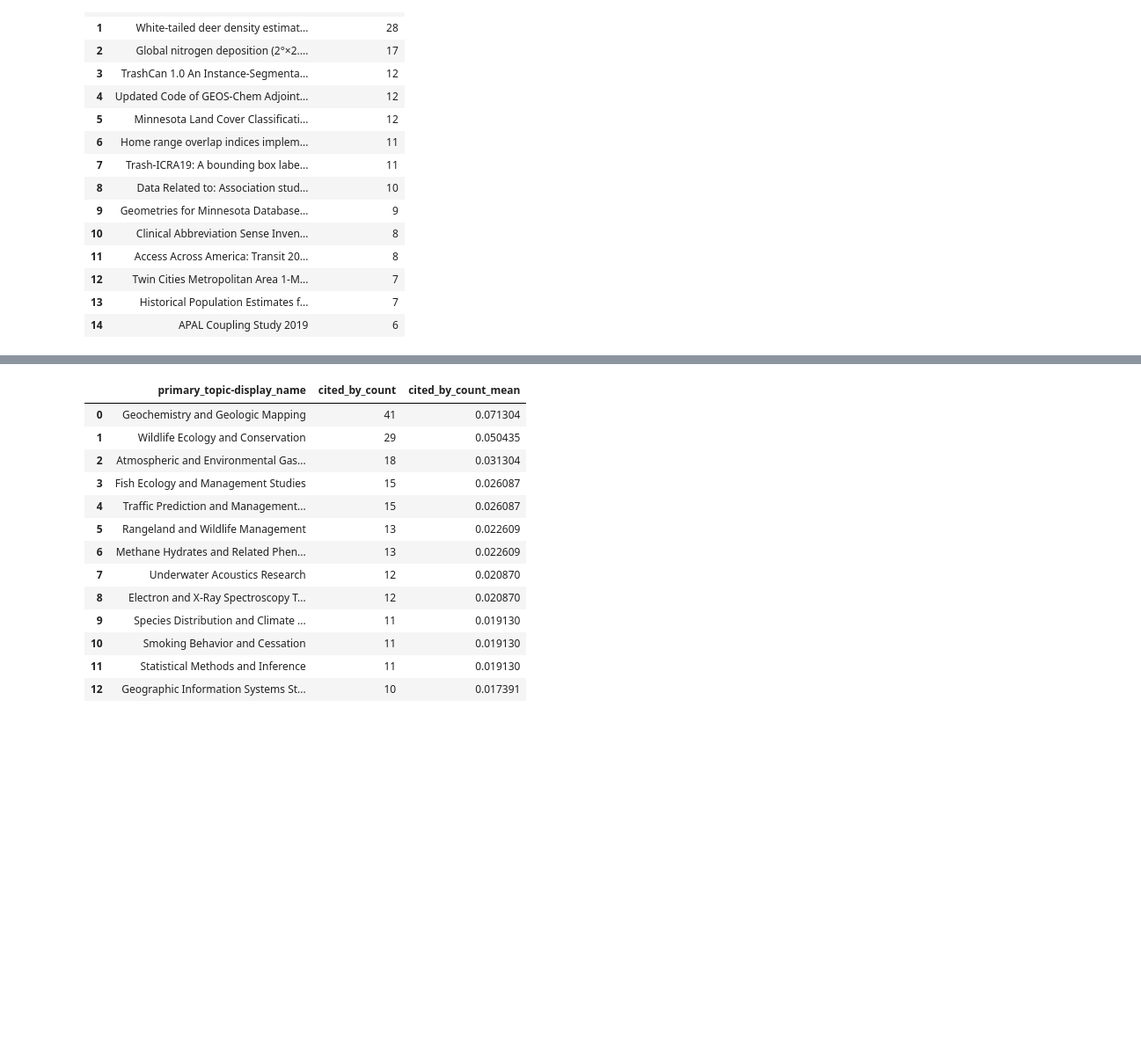
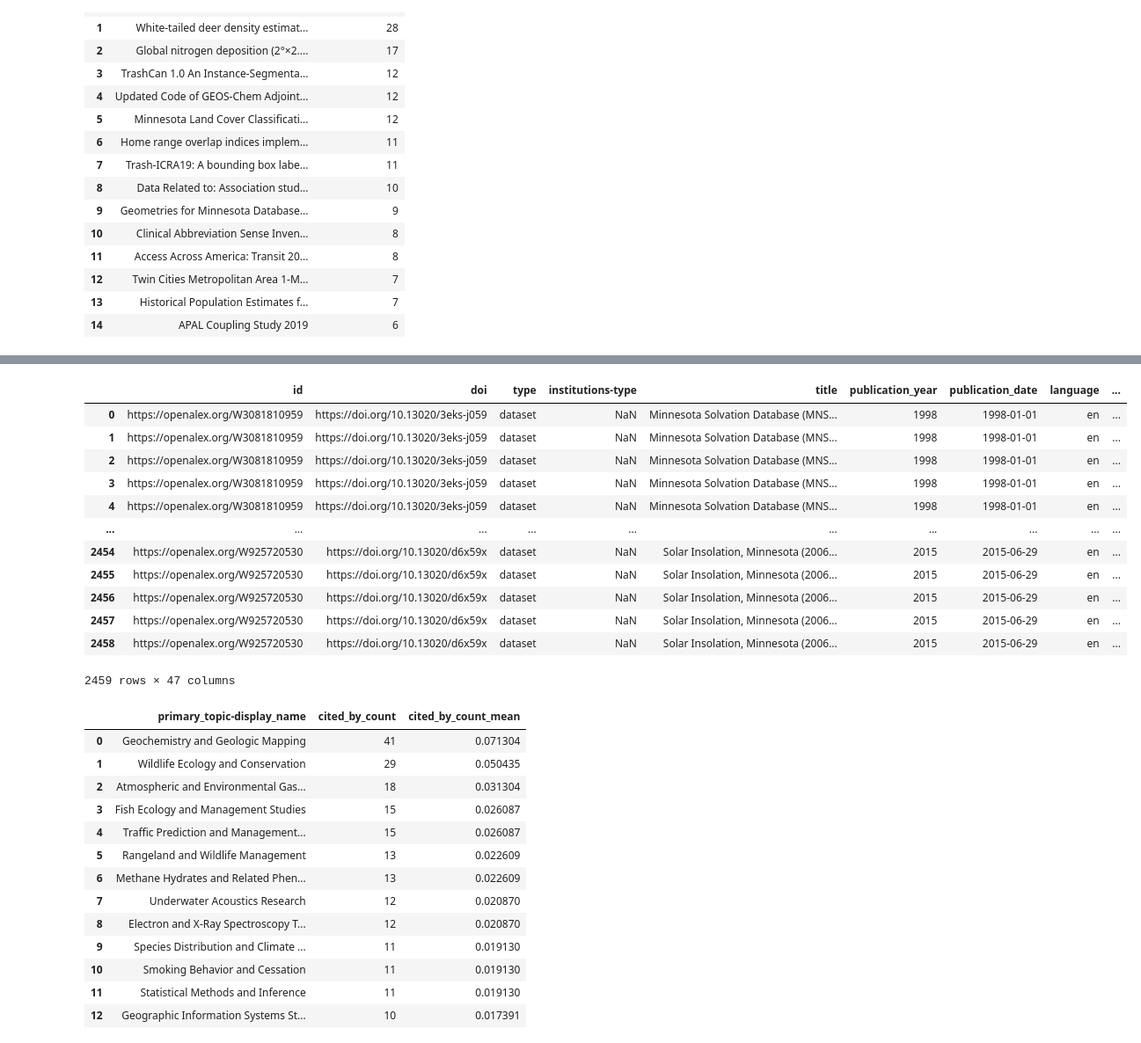
Before and after one commit to senderrr/OpenAlex, a Jupyter notebook: OpenAlexSourceVisuals.ipynb, the cells around one changed output, grey strips where cells are left out. Shown at 88% size. Cells and saved outputs as stored; diff of their text form; code cells hidden in the pictures; blank space fills up the shorter version.

```diff
--- a/OpenAlexSourceVisuals.ipynb
+++ b/OpenAlexSourceVisuals.ipynb
@@ -447,3 +558,19 @@ subfield_df.head(15)
+# %%
+df
+# %% [output]
+|  | id | doi | type | institutions-type | title | publication_year | publication_date | language | ... |
+| 0 | https://openalex.org/W3081810959 | https://doi.org/10.13020/3eks-j059 | dataset | NaN | Minnesota Solvation Database (MNS... | 1998 | 1998-01-01 | en | ... |
+| 1 | https://openalex.org/W3081810959 | https://doi.org/10.13020/3eks-j059 | dataset | NaN | Minnesota Solvation Database (MNS... | 1998 | 1998-01-01 | en | ... |
+| 2 | https://openalex.org/W3081810959 | https://doi.org/10.13020/3eks-j059 | dataset | NaN | Minnesota Solvation Database (MNS... | 1998 | 1998-01-01 | en | ... |
+| 3 | https://openalex.org/W3081810959 | https://doi.org/10.13020/3eks-j059 | dataset | NaN | Minnesota Solvation Database (MNS... | 1998 | 1998-01-01 | en | ... |
+| 4 | https://openalex.org/W3081810959 | https://doi.org/10.13020/3eks-j059 | dataset | NaN | Minnesota Solvation Database (MNS... | 1998 | 1998-01-01 | en | ... |
+| ... | ... | ... | ... | ... | ... | ... | ... | ... | ... |
+| 2454 | https://openalex.org/W925720530 | https://doi.org/10.13020/d6x59x | dataset | NaN | Solar Insolation, Minnesota (2006... | 2015 | 2015-06-29 | en | ... |
+| 2455 | https://openalex.org/W925720530 | https://doi.org/10.13020/d6x59x | dataset | NaN | Solar Insolation, Minnesota (2006... | 2015 | 2015-06-29 | en | ... |
+| 2456 | https://openalex.org/W925720530 | https://doi.org/10.13020/d6x59x | dataset | NaN | Solar Insolation, Minnesota (2006... | 2015 | 2015-06-29 | en | ... |
+| 2457 | https://openalex.org/W925720530 | https://doi.org/10.13020/d6x59x | dataset | NaN | Solar Insolation, Minnesota (2006... | 2015 | 2015-06-29 | en | ... |
+| 2458 | https://openalex.org/W925720530 | https://doi.org/10.13020/d6x59x | dataset | NaN | Solar Insolation, Minnesota (2006... | 2015 | 2015-06-29 | en | ... |
+2459 rows × 47 columns
 # %%
 topic_cited_df = df.drop_duplicates(subset=['doi'])
 topic_cited_df = topic_cited_df.groupby(['primary_topic-display_name'])['cited_by_count'].sum().reset_index().sort_values(by='cited_by_count', ascending=False).reset_index(drop=True)
```
Also changed, not shown: parts of 15 cells of this notebook.
